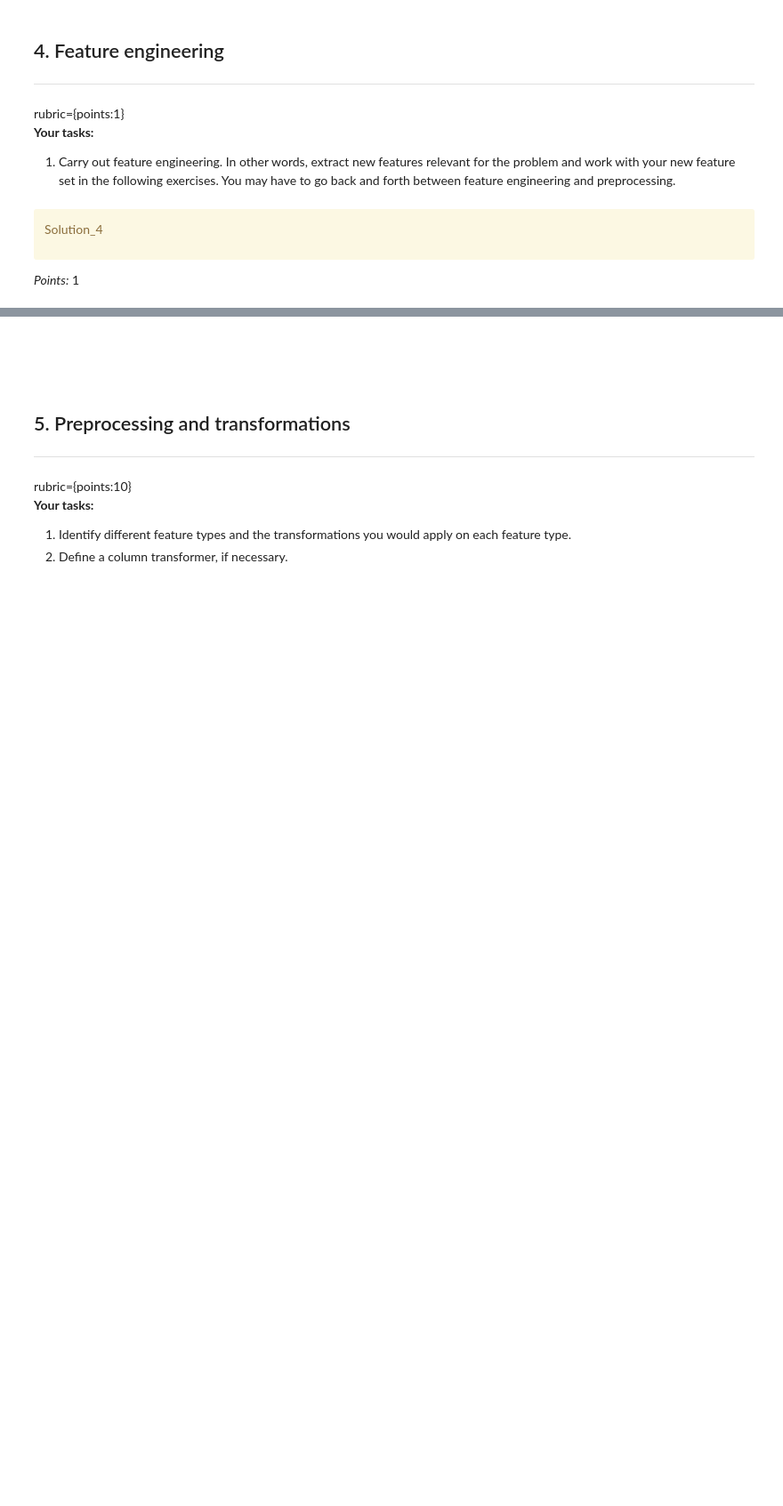
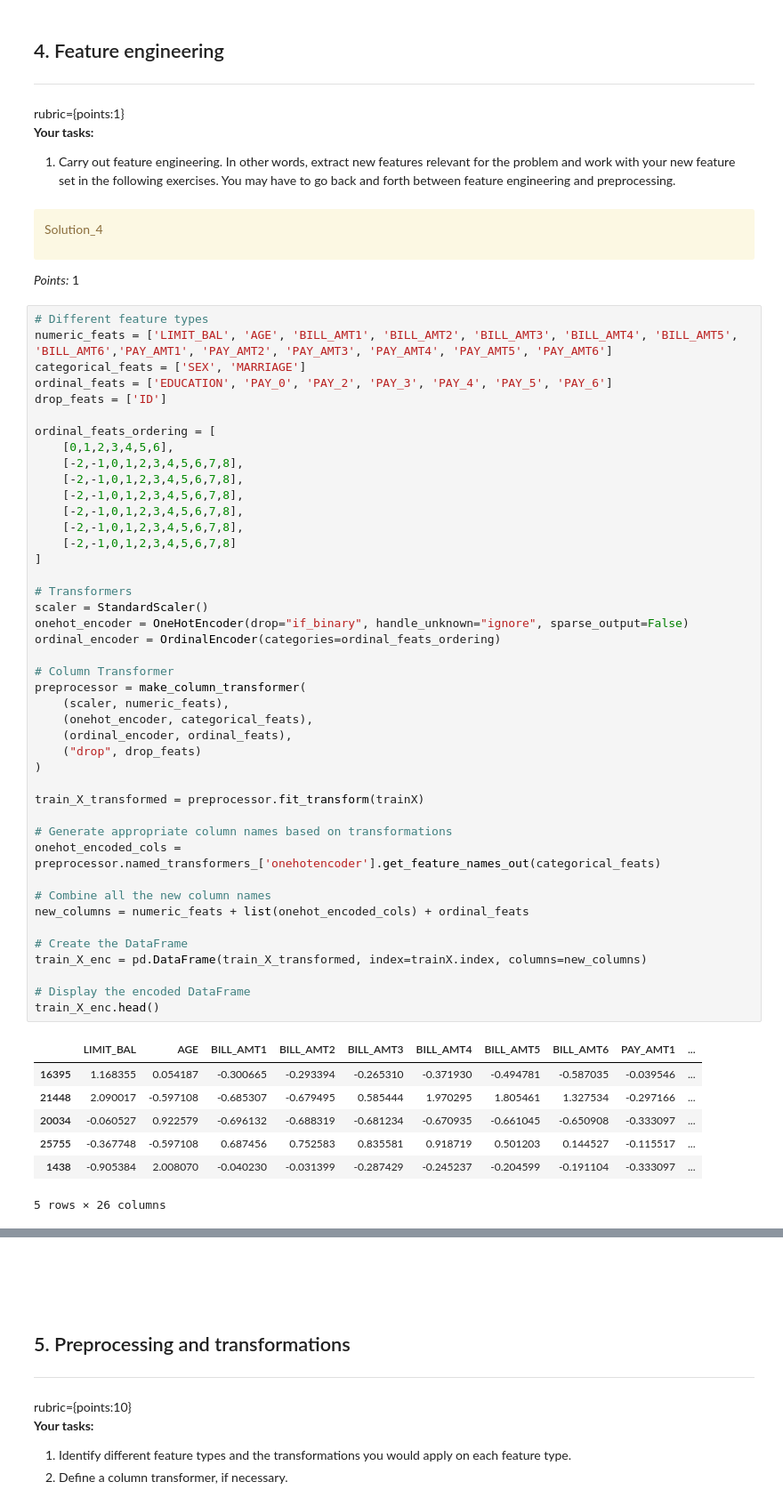
Before and after one commit to LaoAronn/CC-Default-Classification, a Jupyter notebook: hw5.ipynb, the cells around one changed output, grey strips where cells are left out. Shown at 89% size. Drawn from its saved outputs; the diff is of its cells as text; blank space fills up the shorter version.

```diff
--- a/hw5.ipynb
+++ b/hw5.ipynb
@@ -307,3 +310,54 @@ Solution_4
 </div>
 
 _Points:_ 1
+# %%
+# Different feature types
+numeric_feats = ['LIMIT_BAL', 'AGE', 'BILL_AMT1', 'BILL_AMT2', 'BILL_AMT3', 'BILL_AMT4', 'BILL_AMT5', 'BILL_AMT6','PAY_AMT1', 'PAY_AMT2', 'PAY_AMT3', 'PAY_AMT4', 'PAY_AMT5', 'PAY_AMT6']
+categorical_feats = ['SEX', 'MARRIAGE']
+ordinal_feats = ['EDUCATION', 'PAY_0', 'PAY_2', 'PAY_3', 'PAY_4', 'PAY_5', 'PAY_6']
+drop_feats = ['ID']
+
+ordinal_feats_ordering = [
+    [0,1,2,3,4,5,6],
+    [-2,-1,0,1,2,3,4,5,6,7,8],
+    [-2,-1,0,1,2,3,4,5,6,7,8],
+    [-2,-1,0,1,2,3,4,5,6,7,8],
+    [-2,-1,0,1,2,3,4,5,6,7,8],
+    [-2,-1,0,1,2,3,4,5,6,7,8],
+    [-2,-1,0,1,2,3,4,5,6,7,8]
+]
+
+# Transformers
+scaler = StandardScaler()
+onehot_encoder = OneHotEncoder(drop="if_binary", handle_unknown="ignore", sparse_output=False)
+ordinal_encoder = OrdinalEncoder(categories=ordinal_feats_ordering)
+
+# Column Transformer
+preprocessor = make_column_transformer(
+    (scaler, numeric_feats),
+    (onehot_encoder, categorical_feats),
+    (ordinal_encoder, ordinal_feats),
+    ("drop", drop_feats)
+)
+
+train_X_transformed = preprocessor.fit_transform(trainX)
+
+# Generate appropriate column names based on transformations
+onehot_encoded_cols = preprocessor.named_transformers_['onehotencoder'].get_feature_names_out(categorical_feats)
+
+# Combine all the new column names
+new_columns = numeric_feats + list(onehot_encoded_cols) + ordinal_feats
+
+# Create the DataFrame
+train_X_enc = pd.DataFrame(train_X_transformed, index=trainX.index, columns=new_columns)
+
+# Display the encoded DataFrame
+train_X_enc.head()
+# %% [output]
+|  | LIMIT_BAL | AGE | BILL_AMT1 | BILL_AMT2 | BILL_AMT3 | BILL_AMT4 | BILL_AMT5 | BILL_AMT6 | PAY_AMT1 | ... |
+| 16395 | 1.168355 | 0.054187 | -0.300665 | -0.293394 | -0.265310 | -0.371930 | -0.494781 | -0.587035 | -0.039546 | ... |
+| 21448 | 2.090017 | -0.597108 | -0.685307 | -0.679495 | 0.585444 | 1.970295 | 1.805461 | 1.327534 | -0.297166 | ... |
+| 20034 | -0.060527 | 0.922579 | -0.696132 | -0.688319 | -0.681234 | -0.670935 | -0.661045 | -0.650908 | -0.333097 | ... |
+| 25755 | -0.367748 | -0.597108 | 0.687456 | 0.752583 | 0.835581 | 0.918719 | 0.501203 | 0.144527 | -0.115517 | ... |
+| 1438 | -0.905384 | 2.008070 | -0.040230 | -0.031399 | -0.287429 | -0.245237 | -0.204599 | -0.191104 | -0.333097 | ... |
+5 rows × 26 columns
```
Also changed, not shown: parts of 58 cells of this notebook.
